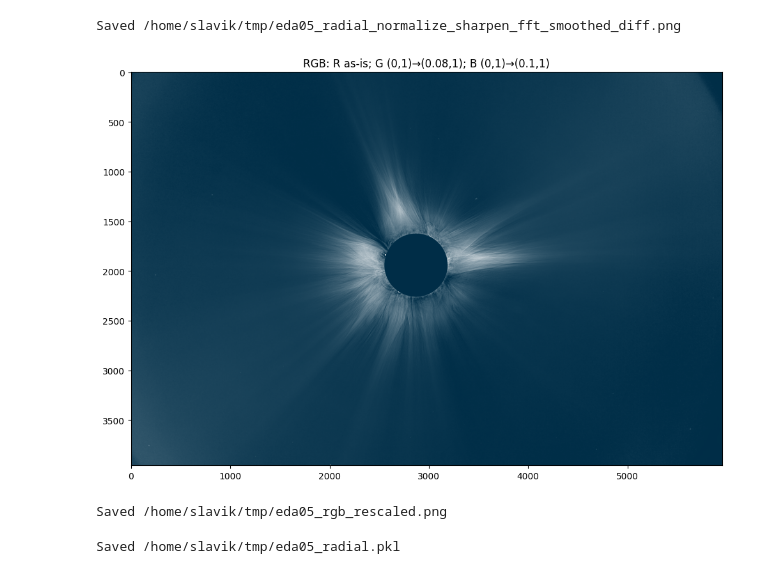
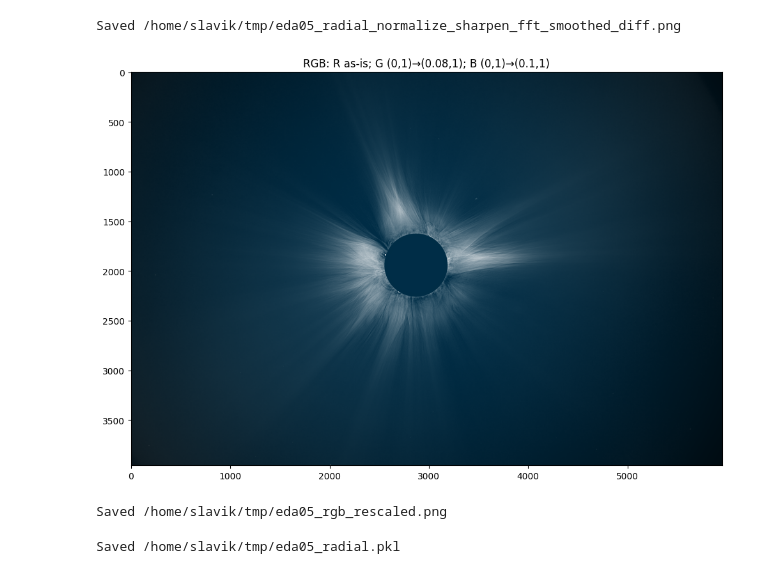
Before and after one commit to JosefSlavicek/e202602_eclipse, a Jupyter notebook: eda05.ipynb, the cells around one changed output. Saved outputs shown, nothing was run; the diff lists cells and outputs as text; code cells hidden in the pictures.

```diff
--- a/eda05.ipynb
+++ b/eda05.ipynb
@@ -1195,27 +1195,49 @@ Saved /home/slavik/tmp/eda05_radial_normalize_sharpen_fft_smoothed_diff.png
 # %%
 # Grayscale -> RGB: R unchanged; G and B rescale black point (lift shadows)
 import numpy as np
 import matplotlib.pyplot as plt
 from pathlib import Path
 from PIL import Image
 
 gray = np.clip(sharpened_fft_diff.astype(np.float64), 0.0, 1.0)
 R = gray
 G = 0.18 + 0.82 * gray  # (0, 1) -> (0.18, 1)
 B = 0.28 + 0.72 * gray  # (0, 1) -> (0.28, 1)
 display_rgb = np.clip(np.stack([R, G, B], axis=-1), 0.0, 1.0)
 
+# Moon-centered vignette: g(r)=exp(-0.5*(r/sigma)^2), sigma = dist to farthest crop corner;
+# scale=1 at moon center, dim_q at corners (0 < dim_q < 1).
+dim_q = 0.25
+H, W = display_rgb.shape[0], display_rgb.shape[1]
+ci, cj = float(mi_crop), float(mj_crop)
+sigma = max(
+    np.hypot(ci - 0, cj - 0),
+    np.hypot(ci - (H - 1), cj - 0),
+    np.hypot(ci - 0, cj - (W - 1)),
+    np.hypot(ci - (H - 1), cj - (W - 1)),
+)
+sigma = max(float(sigma), 1e-12)
+ii = np.arange(H, dtype=np.float64).reshape(-1, 1)
+jj = np.arange(W, dtype=np.float64).reshape(1, -1)
+r = np.sqrt((ii - ci) ** 2 + (jj - cj) ** 2)
+g = np.exp(-0.5 * (r / sigma) ** 2)
+exp_half = np.exp(-0.5)
+q = (1.0 - dim_q) / (1.0 - exp_half)
+scale = 1.0 - q * (1.0 - g)
+display_rgb = display_rgb * scale[..., np.newaxis]
+display_rgb = np.clip(display_rgb, 0.0, 1.0)
+
 fig, ax = plt.subplots(1, 1, figsize=(10, 10))
 ax.imshow(display_rgb)
 ax.set_title("RGB: R as-is; G (0,1)→(0.08,1); B (0,1)→(0.1,1)")
 plt.tight_layout()
 plt.show()
 
 out_png = Path(PKL_DIR) / "eda05_rgb_rescaled.png"
 Image.fromarray((display_rgb * 255).round().clip(0, 255).astype(np.uint8)).save(out_png)
 print(f"Saved {out_png}")
 # %% [output]
-[figure, old version]
+[figure, new version]
 Saved /home/slavik/tmp/eda05_rgb_rescaled.png
 # %%
 # Save radial params (mean_at per row_fraction, p3_at) for downstream use
```
